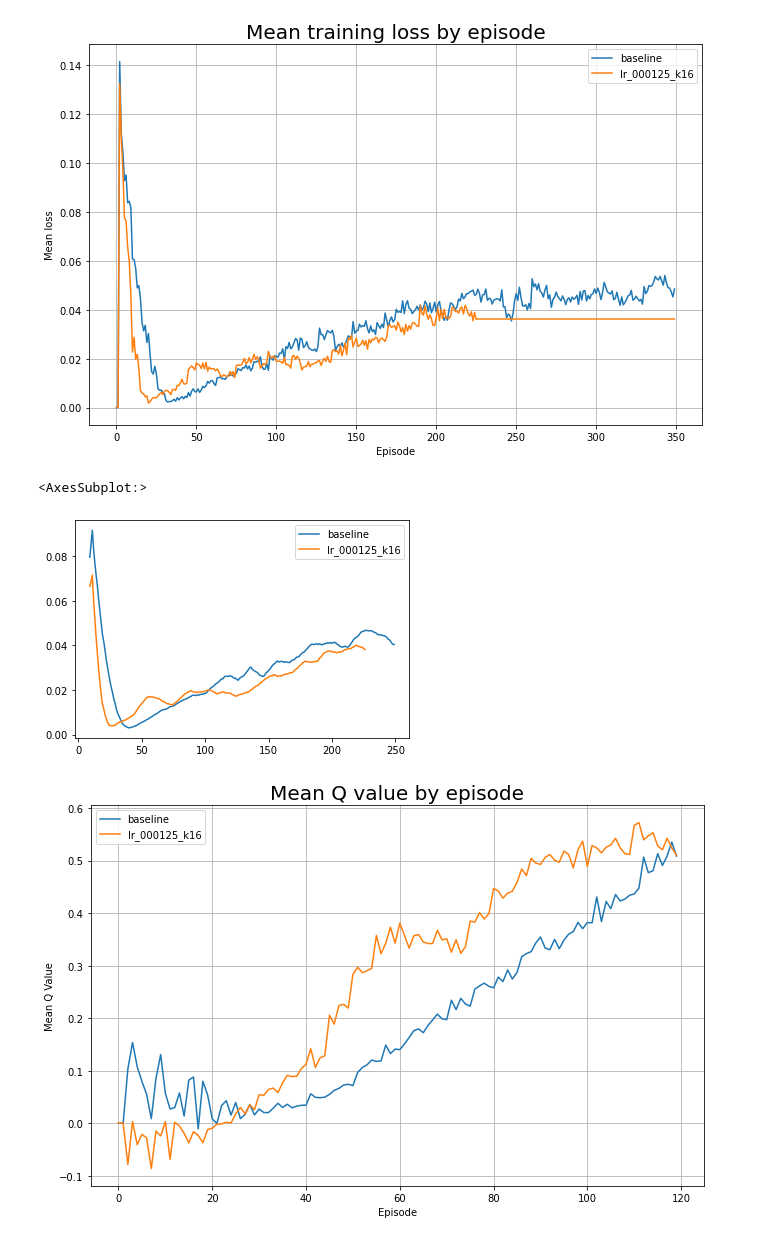
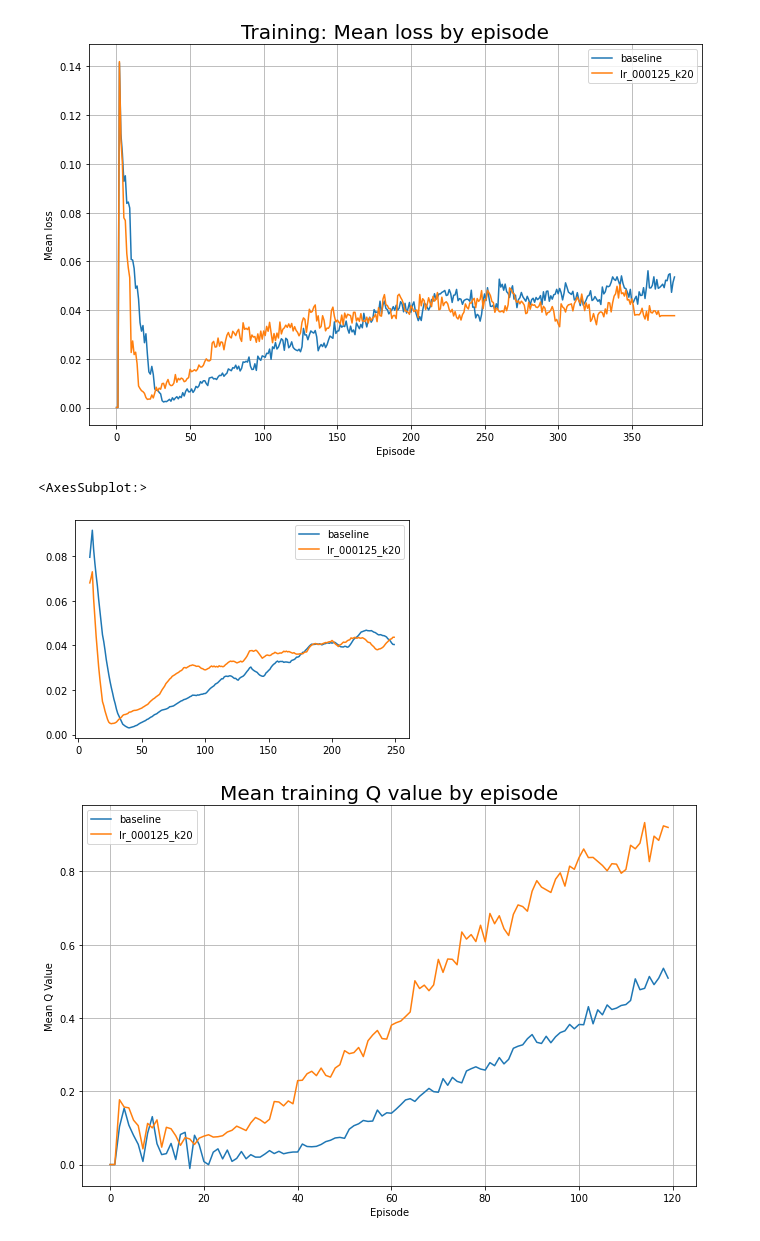
Before and after one commit to NiftyNico/DiamondsInTheRough, a Jupyter notebook: log_parser/20201203_sm_tuning.ipynb, the cells around one changed output. Cells and saved outputs as stored; diff of their text form; code cells hidden in the pictures.

```diff
--- a/log_parser/20201203_sm_tuning.ipynb
+++ b/log_parser/20201203_sm_tuning.ipynb
@@ -12,8 +12,8 @@ experiments = {
 #    'k_16': 'result/85a45807b34265153c1859459809b9d49691a674-653f3a8f-ea8043ef/',
 #    'lr_0002': 'lr-0.0002/85a45807b34265153c1859459809b9d49691a674-653f3a8f-d16ce028/',
 #    'lr_0002_long': 'lr-0.0002_long/85a45807b34265153c1859459809b9d49691a674-653f3a8f-bc8811fd/',
-    'lr_000125_k16': 'result/85a45807b34265153c1859459809b9d49691a674-653f3a8f-9f5c89e5/',
-#    'lr_000125_k20': 'lr-0.000125_k20/85a45807b34265153c1859459809b9d49691a674-653f3a8f-08eddedb/'
+#    'lr_000125_k16': 'result/85a45807b34265153c1859459809b9d49691a674-653f3a8f-9f5c89e5/',
+    'lr_000125_k20': 'lr-0.000125_k20/85a45807b34265153c1859459809b9d49691a674-653f3a8f-08eddedb/'
 
 }
 
@@ -64,28 +64,28 @@ for name, path in experiments.items():
 # %%
 fig, ax = plt.subplots(figsize=(11,7))
 
-train_losses[:350].interpolate().plot(ax=ax)
+train_losses[:380].interpolate().plot(ax=ax)
 
-ax.set_title("Mean training loss by episode", fontsize=20)
+ax.set_title("Training: Mean loss by episode", fontsize=20)
 ax.set_xlabel('Episode')
 ax.set_ylabel('Mean loss')
 ax.grid()
 # %% [output]
-[figure, old version]
+[figure, new version]
 # %%
 train_losses[:250].rolling(10).mean().plot()
 # %% [output]
 <AxesSubplot:>
-[figure, old version]
+[figure, new version]
 # %%
 fig, ax = plt.subplots(figsize=(11,7))
 
 train_q_values[:120].interpolate().plot(ax=ax)
 
-ax.set_title("Mean Q value by episode", fontsize=20)
+ax.set_title("Mean training Q value by episode", fontsize=20)
 ax.set_xlabel('Episode')
 ax.set_ylabel('Mean Q Value')
 ax.grid()
 # %% [output]
-[figure, old version]
+[figure, new version]
 # %%
```
Also changed, not shown: parts of 5 cells of this notebook, 1 other file.
